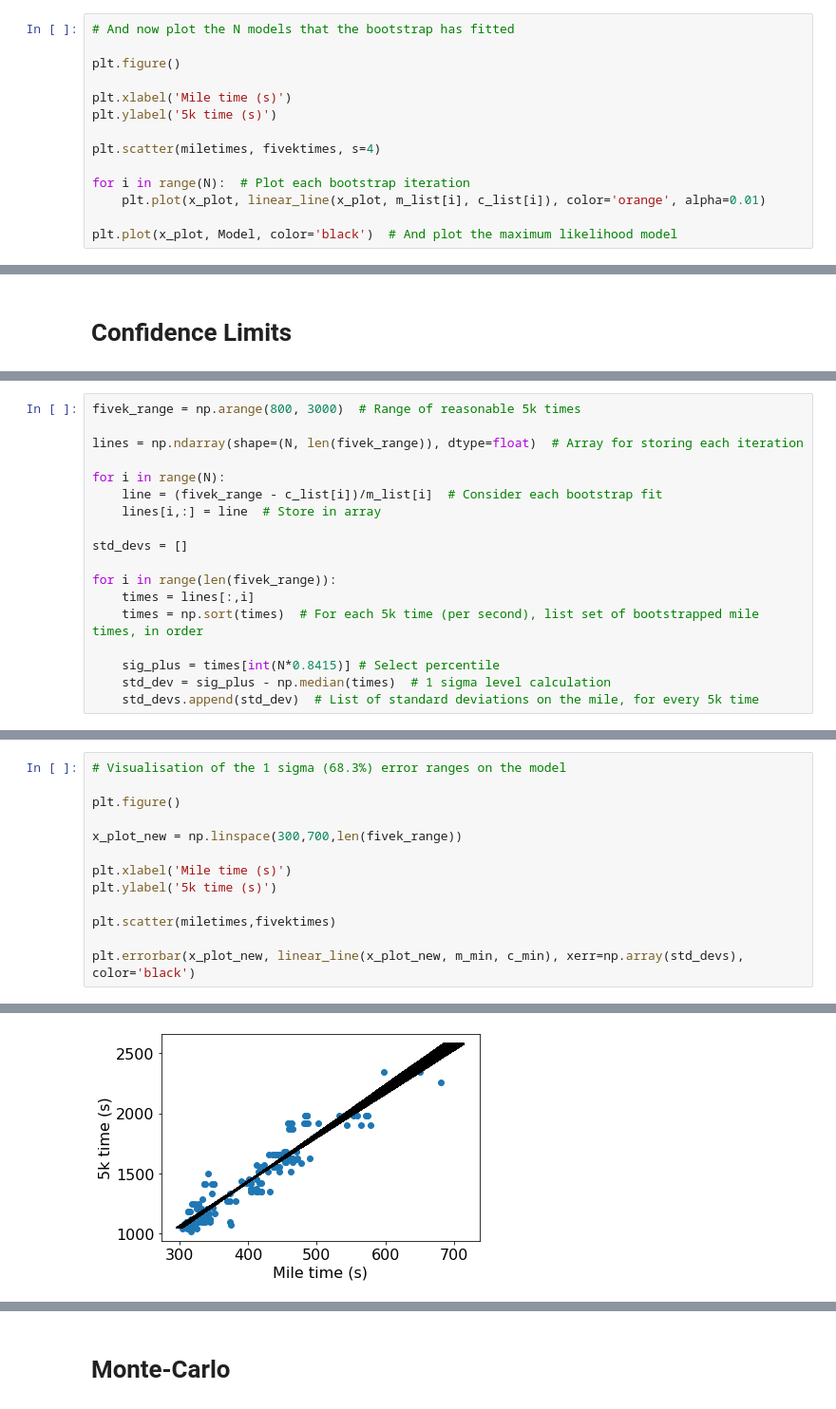
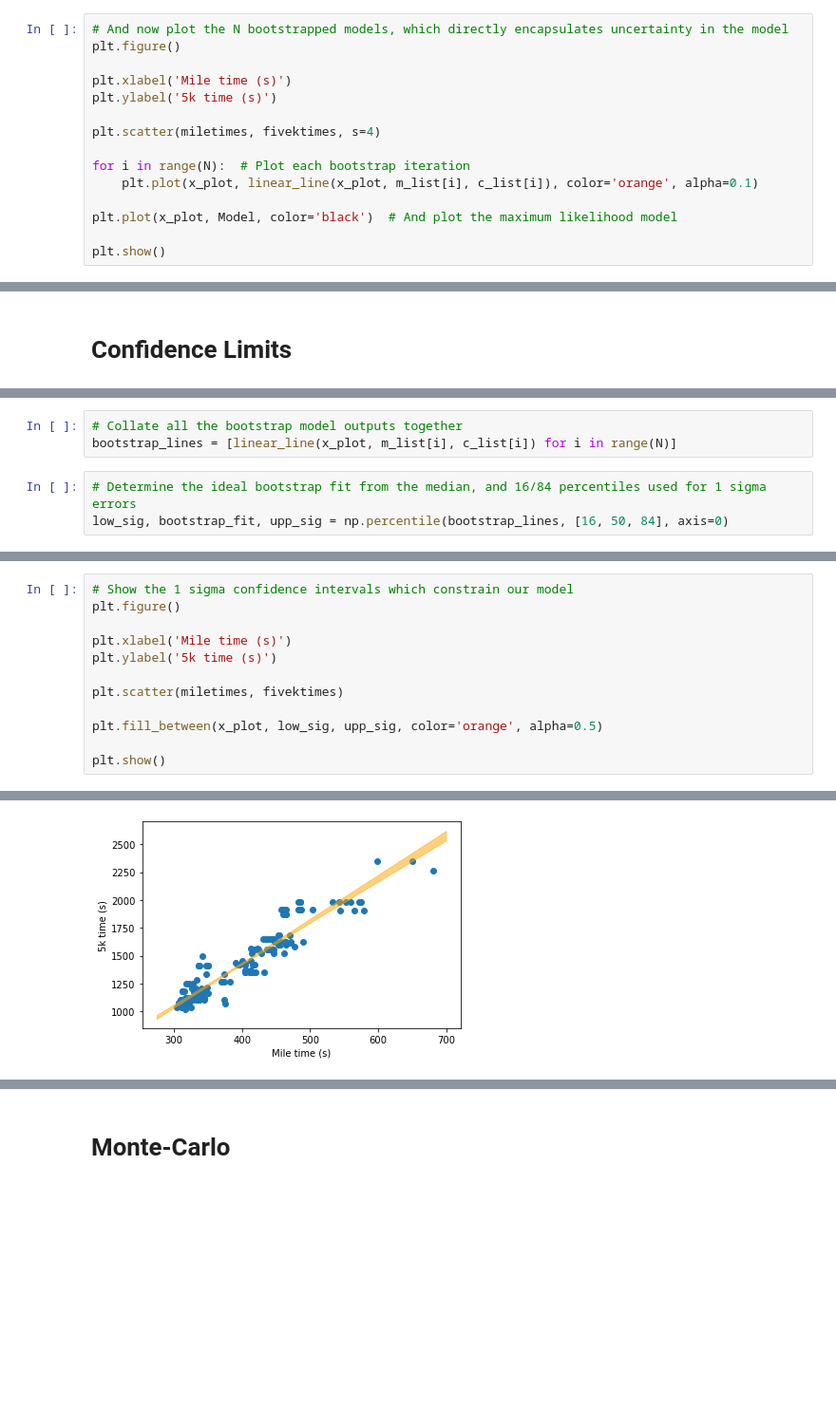
Before and after one commit to dashton94/Race_Forecaster, a Jupyter notebook: MC_race_forecaster.ipynb, the cells around one changed output, grey strips where cells are left out. Shown: that part at 95% size. Drawn from its saved outputs; the diff is of its cells as text; blank space fills up the shorter version.

```diff
--- a/MC_race_forecaster.ipynb
+++ b/MC_race_forecaster.ipynb
@@ -185,6 +208,5 @@ m_list, c_list = Bootstrap_Continuum(N, np.array(miletimes), np.array(fivektimes
 # %%
-# And now plot the N models that the bootstrap has fitted
-
+# And now plot the N bootstrapped models, which directly encapsulates uncertainty in the model
 plt.figure()
 
 plt.xlabel('Mile time (s)')
@@ -193,7 +215,9 @@ plt.ylabel('5k time (s)')
 plt.scatter(miletimes, fivektimes, s=4)
 
 for i in range(N):  # Plot each bootstrap iteration
-    plt.plot(x_plot, linear_line(x_plot, m_list[i], c_list[i]), color='orange', alpha=0.01)
+    plt.plot(x_plot, linear_line(x_plot, m_list[i], c_list[i]), color='orange', alpha=0.1)
 
 plt.plot(x_plot, Model, color='black')  # And plot the maximum likelihood model
+
+plt.show()
 # %% [output]
@@ -210,18 +226,0 @@ In summary, the line-of-best-fit (maximum likelihood) is the model's descriptor
-# %%
-fivek_range = np.arange(800, 3000)  # Range of reasonable 5k times
-
-lines = np.ndarray(shape=(N, len(fivek_range)), dtype=float)  # Array for storing each iteration
-
-for i in range(N):
-    line = (fivek_range - c_list[i])/m_list[i]  # Consider each bootstrap fit
-    lines[i,:] = line  # Store in array
-
-std_devs = []
-
-for i in range(len(fivek_range)):
-    times = lines[:,i]
-    times = np.sort(times)  # For each 5k time (per second), list set of bootstrapped mile times, in order
-
-    sig_plus = times[int(N*0.8415)] # Select percentile
-    std_dev = sig_plus - np.median(times)  # 1 sigma level calculation
-    std_devs.append(std_dev)  # List of standard deviations on the mile, for every 5k time
@@ -227,0 +229,6 @@ for i in range(len(fivek_range)):
+# %%
+# Collate all the bootstrap model outputs together
+bootstrap_lines = [linear_line(x_plot, m_list[i], c_list[i]) for i in range(N)]
+# %%
+# Determine the ideal bootstrap fit from the median, and 16/84 percentiles used for 1 sigma errors
+low_sig, bootstrap_fit, upp_sig = np.percentile(bootstrap_lines, [16, 50, 84], axis=0)
@@ -228,14 +238,13 @@ for i in range(len(fivek_range)):
 # %%
-# Visualisation of the 1 sigma (68.3%) error ranges on the model
-
+# Show the 1 sigma confidence intervals which constrain our model
 plt.figure()
-
-x_plot_new = np.linspace(300,700,len(fivek_range))
 
 plt.xlabel('Mile time (s)')
 plt.ylabel('5k time (s)')
 
-plt.scatter(miletimes,fivektimes)
+plt.scatter(miletimes, fivektimes)
 
-plt.errorbar(x_plot_new, linear_line(x_plot_new, m_min, c_min), xerr=np.array(std_devs), color='black')
+plt.fill_between(x_plot, low_sig, upp_sig, color='orange', alpha=0.5)
+
+plt.show()
 # %% [output]
@@ -243 +251 @@ plt.errorbar(x_plot_new, linear_line(x_plot_new, m_min, c_min), xerr=np.array(st
-[figure, old version]
+[figure, new version]
```
Also changed, not shown: parts of 79 cells of this notebook.
